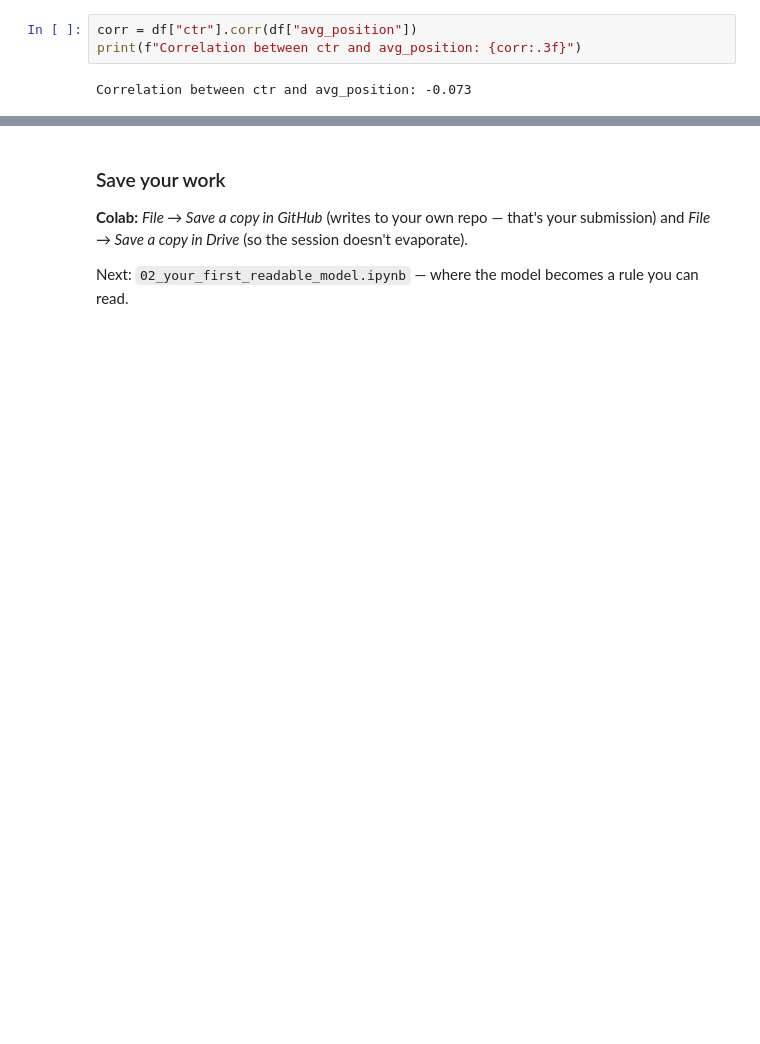
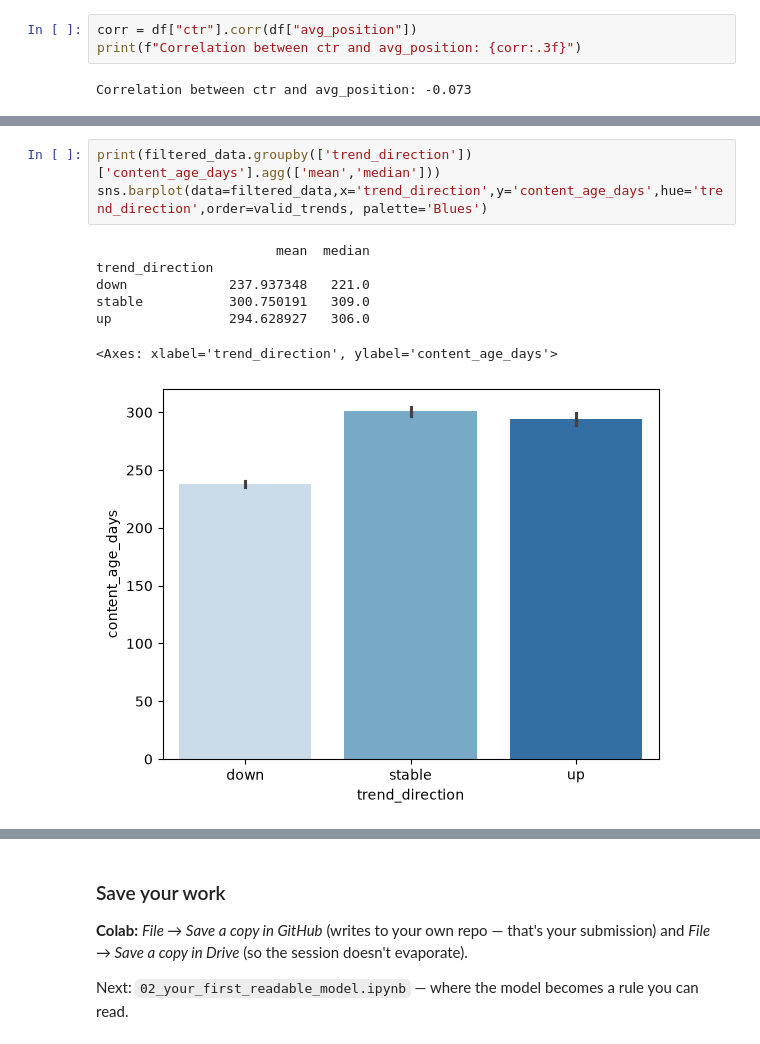
Before and after one commit to abramhany/flyrank-ml-internship-assignments, a Jupyter notebook: notebooks/01_first_look_and_discovery.ipynb, the cells around one changed output, grey strips where cells are left out. Saved outputs shown, nothing was run; the diff lists cells and outputs as text; blank space fills up the shorter version.

```diff
--- a/notebooks/01_first_look_and_discovery.ipynb
+++ b/notebooks/01_first_look_and_discovery.ipynb
@@ -227,0 +354,11 @@ Correlation between ctr and avg_position: -0.073
+# %%
+print(filtered_data.groupby(['trend_direction'])['content_age_days'].agg(['mean','median']))
+sns.barplot(data=filtered_data,x='trend_direction',y='content_age_days',hue='trend_direction',order=valid_trends, palette='Blues')
+# %% [output]
+                       mean  median
+trend_direction
+down             237.937348   221.0
+stable           300.750191   309.0
+up               294.628927   306.0
+<Axes: xlabel='trend_direction', ylabel='content_age_days'>
+[figure, added]
```
Also changed, not shown: parts of 22 cells of this notebook, 1 other file.
